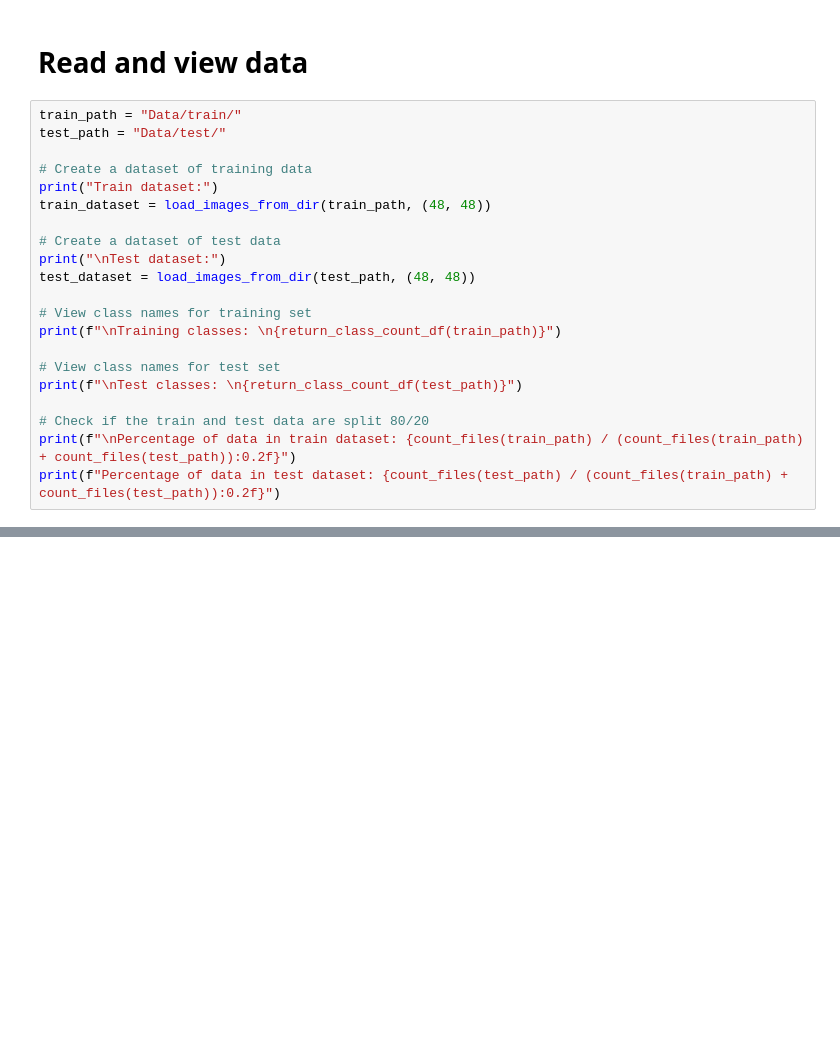
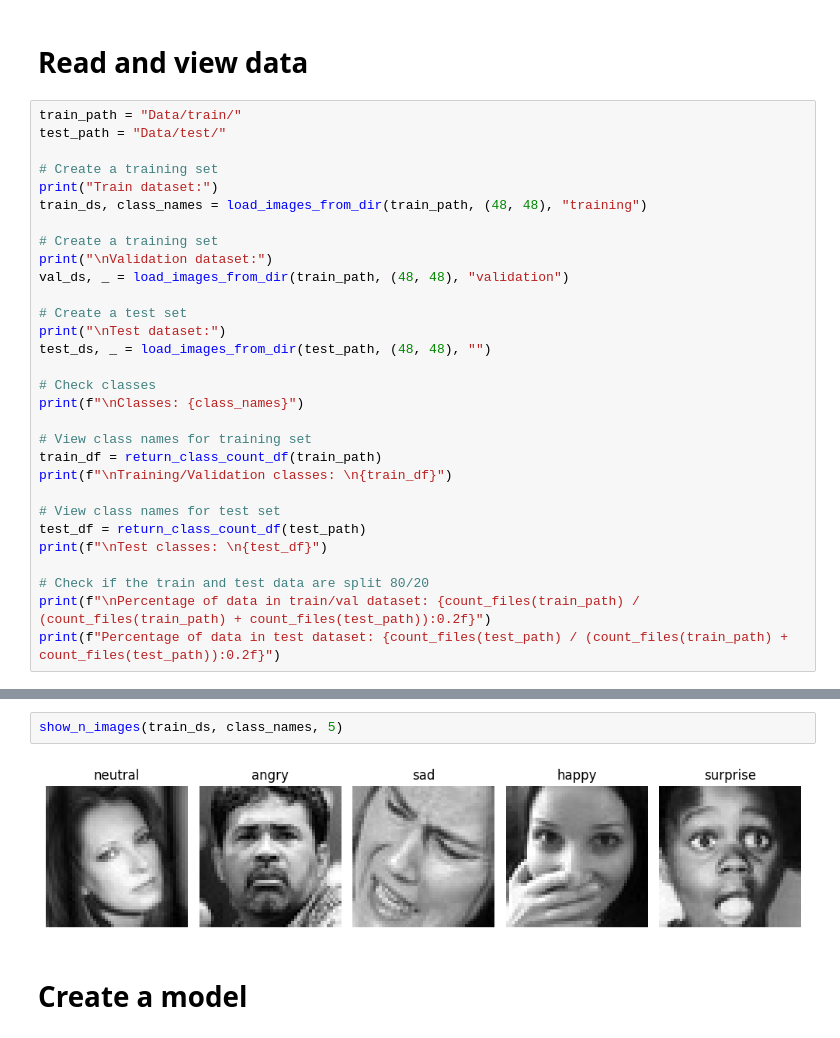
Before and after one commit to markusgunnar/Deep-Learning-Indiv-Exam, a Jupyter notebook: report.ipynb, the cells around one changed output, grey strips where cells are left out. Cells and saved outputs as stored; diff of their text form; blank space fills up the shorter version.

Commit message:
Testing first model

```diff
--- a/report.ipynb
+++ b/report.ipynb
@@ -27,22 +27,31 @@ I0000 00:00:1779179931.190935   23987 cudart_stub.cc:31] Could not find cuda dri
 train_path = "Data/train/"
 test_path = "Data/test/"
 
-# Create a dataset of training data
+# Create a training set
 print("Train dataset:")
-train_dataset = load_images_from_dir(train_path, (48, 48))
+train_ds, class_names = load_images_from_dir(train_path, (48, 48), "training")
 
-# Create a dataset of test data
+# Create a training set
+print("\nValidation dataset:")
+val_ds, _ = load_images_from_dir(train_path, (48, 48), "validation")
+
+# Create a test set
 print("\nTest dataset:")
-test_dataset = load_images_from_dir(test_path, (48, 48))
+test_ds, _ = load_images_from_dir(test_path, (48, 48), "")
+
+# Check classes
+print(f"\nClasses: {class_names}")
 
 # View class names for training set
-print(f"\nTraining classes: \n{return_class_count_df(train_path)}")
+train_df = return_class_count_df(train_path)
+print(f"\nTraining/Validation classes: \n{train_df}")
 
 # View class names for test set
-print(f"\nTest classes: \n{return_class_count_df(test_path)}")
+test_df = return_class_count_df(test_path)
+print(f"\nTest classes: \n{test_df}")
 
 # Check if the train and test data are split 80/20
-print(f"\nPercentage of data in train dataset: {count_files(train_path) / (count_files(train_path) + count_files(test_path)):0.2f}")
+print(f"\nPercentage of data in train/val dataset: {count_files(train_path) / (count_files(train_path) + count_files(test_path)):0.2f}")
 print(f"Percentage of data in test dataset: {count_files(test_path) / (count_files(train_path) + count_files(test_path)):0.2f}")
 # %% [output]
 Train dataset:
@@ -70 +79,7 @@ Percentage of data in train dataset: 0.80
 Percentage of data in test dataset: 0.20
+# %%
+show_n_images(train_ds, class_names, 5)
+# %% [output]
+[figure, added]
+# %% [markdown]
+# Create a model
```
Also changed, not shown: parts of 5 cells of this notebook, 2 other files.
